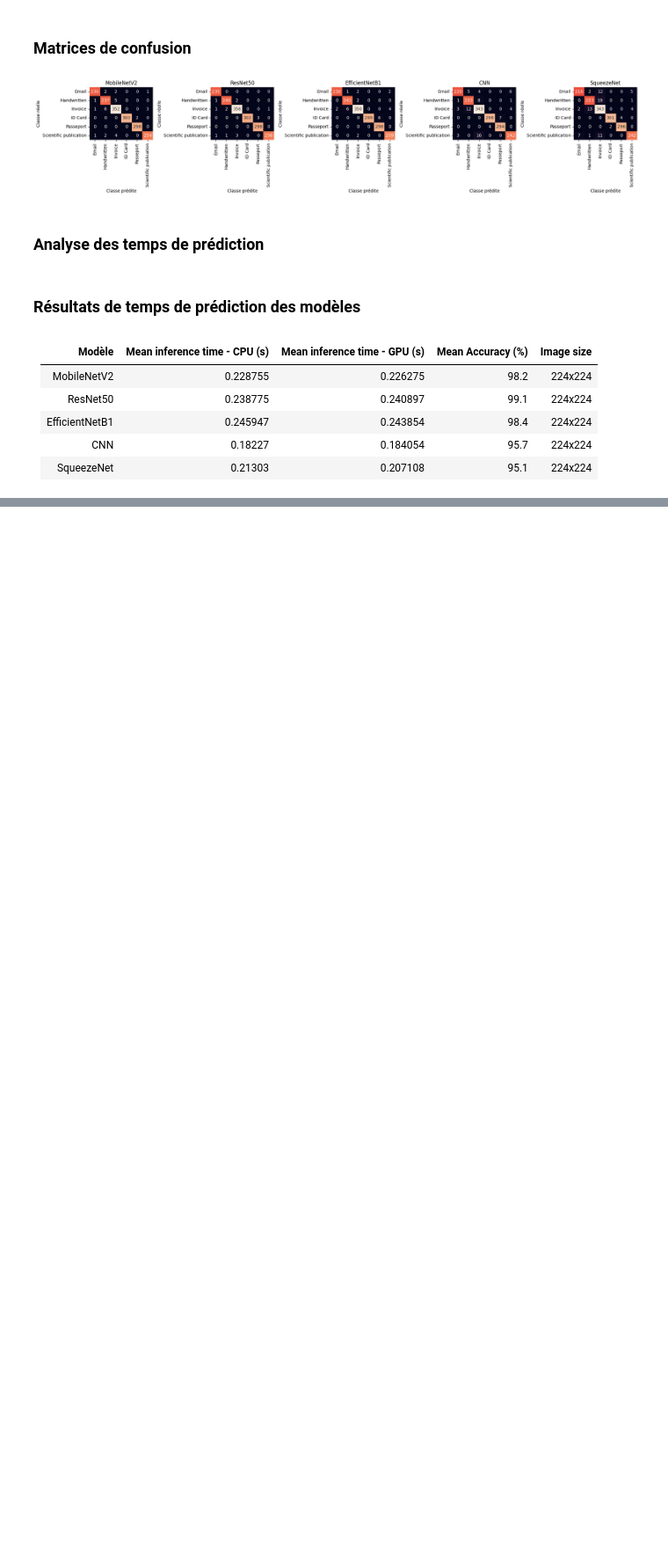
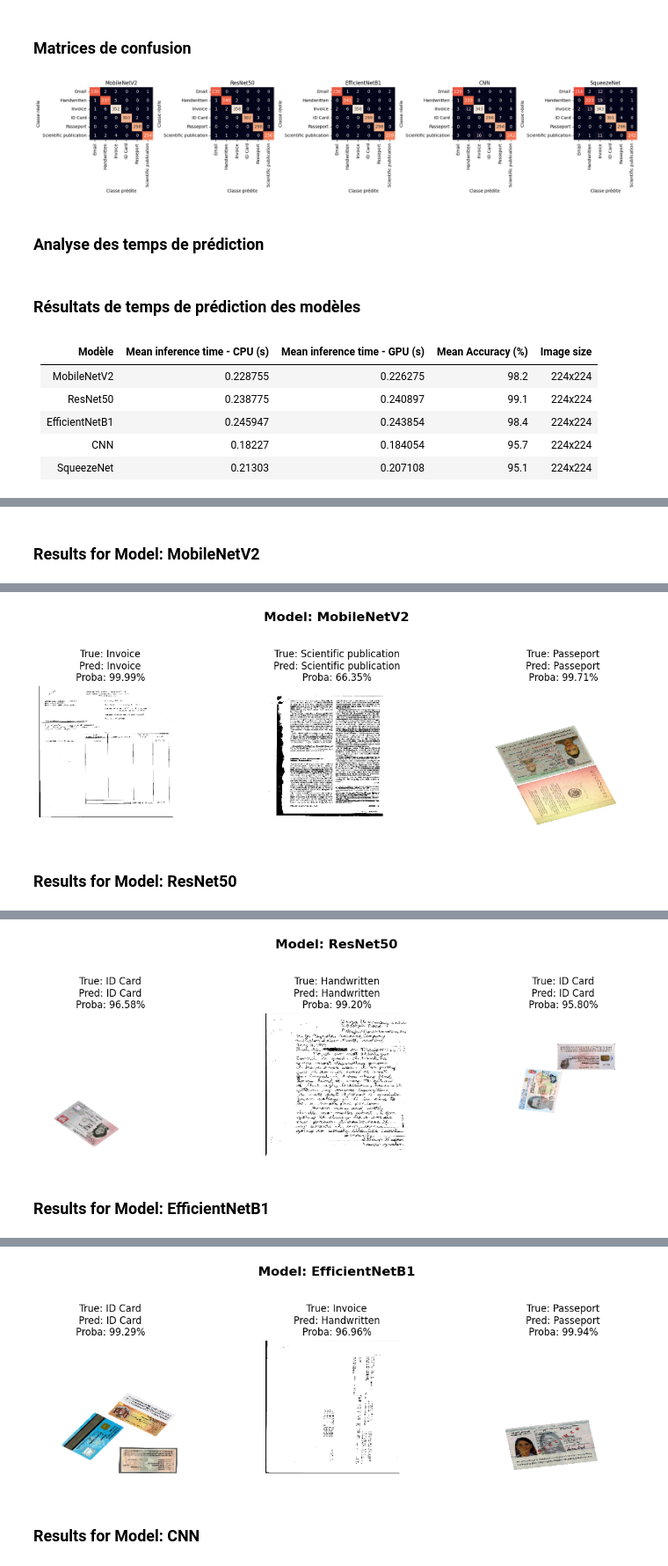
Before and after one commit to HSrbyte/doc-classifier, a Jupyter notebook: notebooks/18-aasri-model-comparison-analysis.ipynb, the cells around one changed output, grey strips where cells are left out. Shown at 88% size. Drawn from its saved outputs; the diff is of its cells as text; code cells hidden in the pictures; blank space fills up the shorter version.

```diff
--- a/notebooks/18-aasri-model-comparison-analysis.ipynb
+++ b/notebooks/18-aasri-model-comparison-analysis.ipynb
@@ -38,6 +42,7 @@ Les données d'entraînement et de test sont chargées depuis des fichiers CSV.
 model_names = ['MobileNetV2', 'ResNet50', 'EfficientNetB1', 'CNN', 'SqueezeNet']
 model_paths = [f"models/{name}_ckpt_best_acc.keras" for name in model_names]
 history_paths = [f"models/{name}_history.json" for name in model_names]
+models = [load_model(path) for path in model_paths]
 
 # Lire le fichier CSV de test
 df_test = pd.read_csv('data/processed/DL_test.csv')
@@ -354,0 +305,55 @@ display_predictions(subset_image_paths, subset_true_labels, subset_pred_classes,
+# %%
+# Fonction pour charger et prétraiter une image
+def load_and_preprocess_image(img_path, target_size):
+    img = image.load_img(img_path, target_size=target_size)
+    img_array = image.img_to_array(img)
+    img_array = preprocess_input(img_array)
+    img_array = np.expand_dims(img_array, axis=0)
+    return img_array
+
+# Fonction pour prédire et afficher les résultats
+def predict_and_display(models, model_names, img_paths_dict, true_labels_dict, cat_dict):
+    for i, model in enumerate(models):
+        model_name = model_names[i]
+        img_paths = img_paths_dict[model_name]
+        true_labels = true_labels_dict[model_name]
+
+        # Markdown pour séparer les résultats des modèles
+        display(Markdown(f'### Results for Model: {model_name}'))
+
+        fig, axes = plt.subplots(1, len(img_paths), figsize=(12, 4))
+        plt.suptitle(f'Model: {model_name}', fontsize=16, fontweight='bold')
+
+        for j, img_path in enumerate(img_paths):
+            img_array = load_and_preprocess_image(img_path, image_size)
+            predictions = model.predict(img_array)
+            predicted_class = np.argmax(predictions[0])
+            proba = predictions[0][predicted_class] * 100
+
+            true_class = true_labels[j]
+            true_class_name = [name for name, idx in cat_dict.items() if idx == true_class][0]
+            predicted_class_name = [name for name, idx in cat_dict.items() if idx == predicted_class][0]
+
+            axes[j].imshow(image.load_img(img_path, target_size=image_size))
+            axes[j].axis('off')
+            axes[j].set_title(f'True: {true_class_name}\nPred: {predicted_class_name}\nProba: {proba:.2f}%', fontsize=12)
+
+        plt.tight_layout(rect=[0, 0, 1, 0.9])  # Ajuster l'espace pour le titre
+        plt.show()
+
+
+# Sélectionner des images aléatoires pour chaque modèle
+all_image_paths = df_test['image_path'].values
+random_image_paths = random.sample(list(all_image_paths), 5 * len(model_names))  # Assurer assez d'images
+
+# Répartir les images entre les modèles
+img_paths_dict = {}
+true_labels_dict = {}
+for i, model_name in enumerate(model_names):
+    img_paths_dict[model_name] = random_image_paths[i*3:(i+1)*3]
+    true_labels_dict[model_name] = [Y_test[np.where(all_image_paths == path)[0][0]] for path in img_paths_dict[model_name]]
+
+# Afficher les résultats pour chaque modèle
+predict_and_display(models, model_names, img_paths_dict, true_labels_dict, cat_dict)
+# %% [output]
+### Results for Model: MobileNetV2
@@ -354,0 +363,2 @@ display_predictions(subset_image_paths, subset_true_labels, subset_pred_classes,
+[figure, added]
+### Results for Model: ResNet50
@@ -354,0 +368,2 @@ display_predictions(subset_image_paths, subset_true_labels, subset_pred_classes,
+[figure, added]
+### Results for Model: EfficientNetB1
@@ -354,0 +373,2 @@ display_predictions(subset_image_paths, subset_true_labels, subset_pred_classes,
+[figure, added]
+### Results for Model: CNN
```
Also changed, not shown: parts of 7 cells of this notebook.
